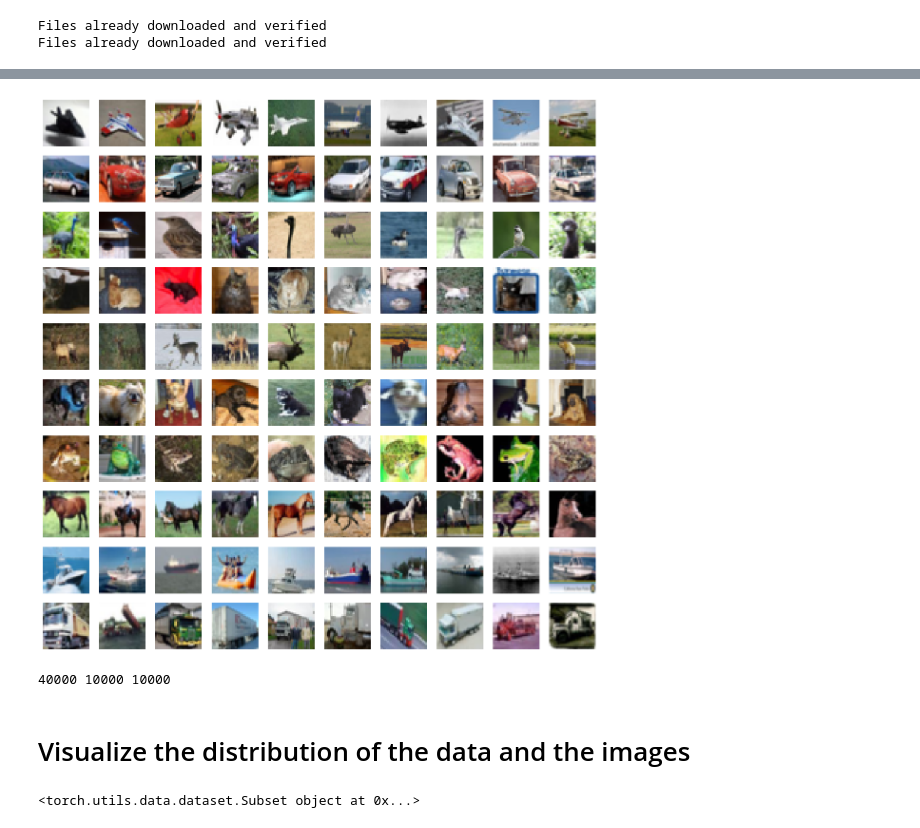
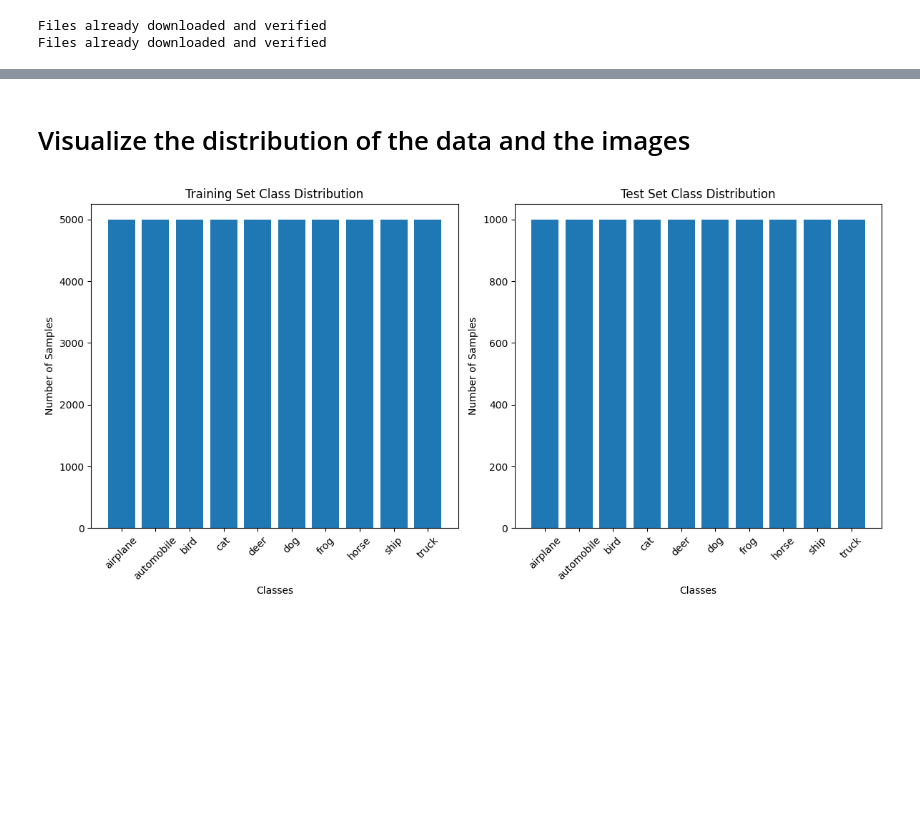
Before and after one commit to CyberVoyagerX/MU_2024-2-CISC7401-001-ADVANCED-MACHINE-LEARNING-HW, a Jupyter notebook: hw1/hw1_NN_KNN.ipynb, the cells around one changed output, grey strips where cells are left out. Cells and saved outputs as stored; diff of their text form; code cells hidden in the pictures; blank space fills up the shorter version.

Commit message:
Finish NN classification and improve the image display

```diff
--- a/hw1/hw1_NN_KNN.ipynb
+++ b/hw1/hw1_NN_KNN.ipynb
@@ -47,43 +20,40 @@ plt.show()
-# %%
-# store images by class
-Train_class_images = {i: [] for i in range(10)}
-for img, label in Train_dataset:
-    Train_class_images[label].append(img)
-
-# visualize 10 images per class
-num_images = 10
-fig, axes = plt.subplots(10, num_images, figsize=(15, 15))
-
-for i in range(10):
-    for j in range(num_images):
-        img = np.transpose(Train_class_images[i][j].numpy(), (1, 2, 0))
-        axes[i, j].imshow(img)
-        axes[i, j].axis('off')
-        if j == 0:
-            axes[i, j].set_ylabel(f'Class {i}')
-
-plt.show()
-# %% [output]
-[figure, removed]
-# %%
-# split train_dataset into train and validate datasets
-train_size = int(0.8 * len(Train_dataset))
-val_size = len(Train_dataset) - train_size
-Train_data, Val_data = random_split(Train_dataset, [train_size, val_size])
-
-# load data by batch way
-batch_size = 32
-train_loader = DataLoader(Train_data, batch_size=batch_size, shuffle=True, num_workers=2)
-val_loader = DataLoader(Val_data, batch_size=batch_size, shuffle=True, num_workers=2)
-test_loader = DataLoader(Test_dataset, batch_size=batch_size)
-
-print(len(Train_data), len(Val_data), len(Test_dataset))
-# %% [output]
-40000 10000 10000
 # %% [markdown]
 # Visualize the distribution of the data and the images
-# %%
-# visualize the distribution
-print(Train_data)
-# %% [output]
-<torch.utils.data.dataset.Subset object at 0x...>
+# %%
+# Visualize the distribution of train dataset
+# The CIFAR-10 dataset consists of
+# 60000 32x32 colour images
+# 10 classes,
+# 6000 images per class.
+
+# Init class
+Train_class_counts = {i: 0 for i in range(10)}
+Test_class_counts = {i: 0 for i in range(10)}
+for _, label in Train_dataset:
+    Train_class_counts[label] += 1
+for _, label in Test_dataset:
+    Test_class_counts[label] += 1
+
+# Visualization
+class_labels = ['airplane', 'automobile', 'bird', 'cat', 'deer', 'dog', 'frog', 'horse', 'ship', 'truck']
+
+fig, axes = plt.subplots(1, 2, figsize=(12, 6))
+
+# Train class distribution
+axes[0].bar(class_labels, list(Train_class_counts.values()))
+axes[0].set_title('Training Set Class Distribution')
+axes[0].set_xlabel('Classes')
+axes[0].set_ylabel('Number of Samples')
+axes[0].tick_params(axis='x', rotation=45)
+
+# Test class distribution
+axes[1].bar(class_labels, list(Test_class_counts.values()))
+axes[1].set_title('Test Set Class Distribution')
+axes[1].set_xlabel('Classes')
+axes[1].set_ylabel('Number of Samples')
+axes[1].tick_params(axis='x', rotation=45)
+
+plt.tight_layout()
+plt.show()
+# %% [output]
+[figure, added]
```
Also changed, not shown: parts of 8 cells of this notebook.
